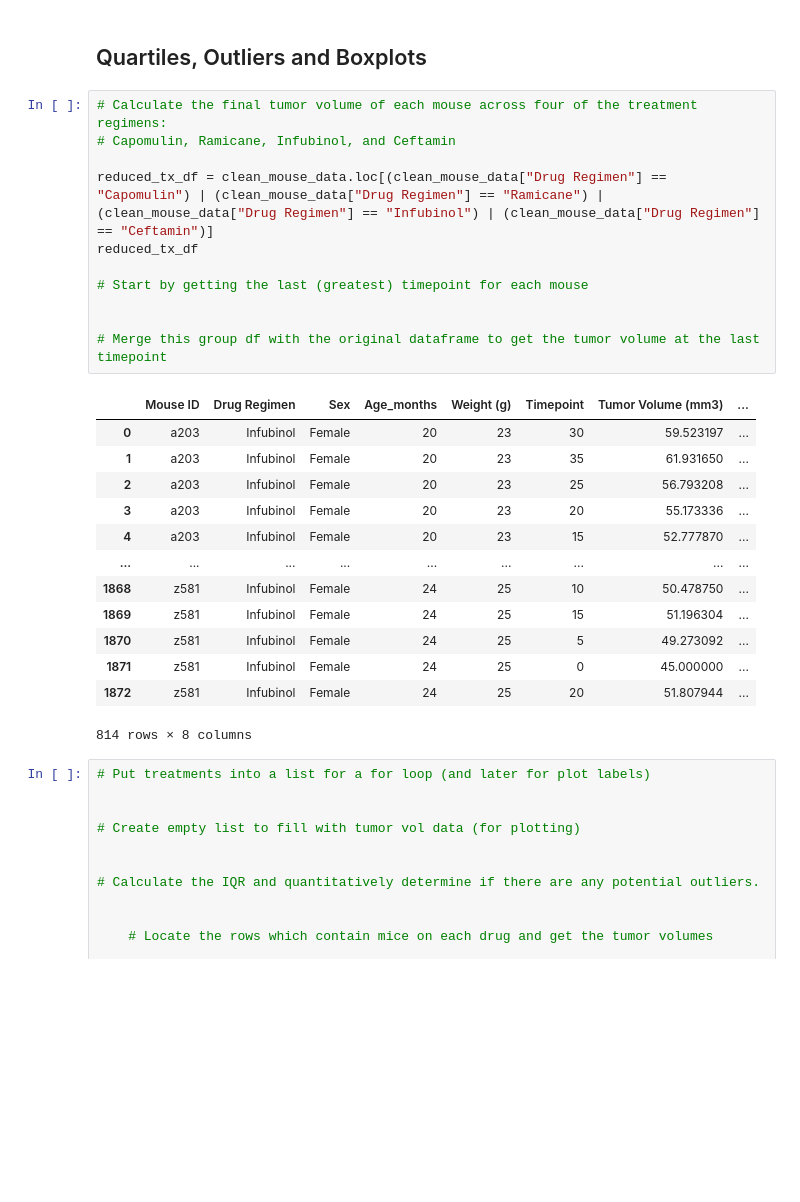
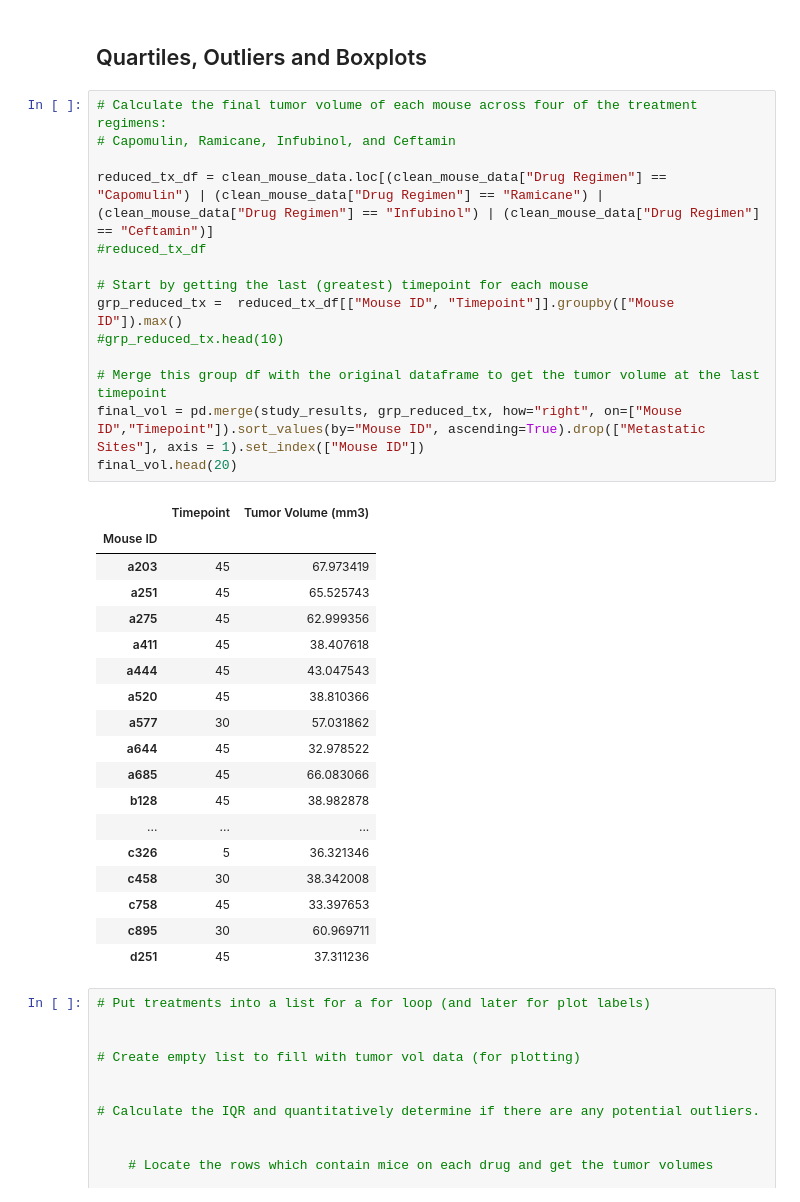
Before and after one commit to LaurenGT/pymaceuticals_analysis, a Jupyter notebook: pymaceuticals_starter.ipynb, the cells around one changed output. Drawn from its saved outputs; the diff is of its cells as text; blank space fills up the shorter version.

Commit message:
final tumor volume complete

```diff
--- a/pymaceuticals_starter.ipynb
+++ b/pymaceuticals_starter.ipynb
@@ -237,28 +235,36 @@ plt.show()
 # %%
 # Calculate the final tumor volume of each mouse across four of the treatment regimens:
 # Capomulin, Ramicane, Infubinol, and Ceftamin
 
 reduced_tx_df = clean_mouse_data.loc[(clean_mouse_data["Drug Regimen"] == "Capomulin") | (clean_mouse_data["Drug Regimen"] == "Ramicane") | (clean_mouse_data["Drug Regimen"] == "Infubinol") | (clean_mouse_data["Drug Regimen"] == "Ceftamin")]
-reduced_tx_df
+#reduced_tx_df
 
 # Start by getting the last (greatest) timepoint for each mouse
-
+grp_reduced_tx =  reduced_tx_df[["Mouse ID", "Timepoint"]].groupby(["Mouse ID"]).max()
+#grp_reduced_tx.head(10)
 
 # Merge this group df with the original dataframe to get the tumor volume at the last timepoint
+final_vol = pd.merge(study_results, grp_reduced_tx, how="right", on=["Mouse ID","Timepoint"]).sort_values(by="Mouse ID", ascending=True).drop(["Metastatic Sites"], axis = 1).set_index(["Mouse ID"])
+final_vol.head(20)
 # %% [output]
-|  | Mouse ID | Drug Regimen | Sex | Age_months | Weight (g) | Timepoint | Tumor Volume (mm3) | ... |
-| 0 | a203 | Infubinol | Female | 20 | 23 | 30 | 59.523197 | ... |
-| 1 | a203 | Infubinol | Female | 20 | 23 | 35 | 61.931650 | ... |
-| 2 | a203 | Infubinol | Female | 20 | 23 | 25 | 56.793208 | ... |
-| 3 | a203 | Infubinol | Female | 20 | 23 | 20 | 55.173336 | ... |
-| 4 | a203 | Infubinol | Female | 20 | 23 | 15 | 52.777870 | ... |
-| ... | ... | ... | ... | ... | ... | ... | ... | ... |
-| 1868 | z581 | Infubinol | Female | 24 | 25 | 10 | 50.478750 | ... |
-| 1869 | z581 | Infubinol | Female | 24 | 25 | 15 | 51.196304 | ... |
-| 1870 | z581 | Infubinol | Female | 24 | 25 | 5 | 49.273092 | ... |
-| 1871 | z581 | Infubinol | Female | 24 | 25 | 0 | 45.000000 | ... |
-| 1872 | z581 | Infubinol | Female | 24 | 25 | 20 | 51.807944 | ... |
+|  | Timepoint | Tumor Volume (mm3) |
+| Mouse ID |  |  |
+| a203 | 45 | 67.973419 |
+| a251 | 45 | 65.525743 |
+| a275 | 45 | 62.999356 |
+| a411 | 45 | 38.407618 |
+| a444 | 45 | 43.047543 |
+| a520 | 45 | 38.810366 |
+| a577 | 30 | 57.031862 |
+| a644 | 45 | 32.978522 |
+| a685 | 45 | 66.083066 |
+| b128 | 45 | 38.982878 |
+| ... | ... | ... |
+| c326 | 5 | 36.321346 |
+| c458 | 30 | 38.342008 |
+| c758 | 45 | 33.397653 |
+| c895 | 30 | 60.969711 |
+| d251 | 45 | 37.311236 |
-814 rows × 8 columns
 # %%
 # Put treatments into a list for a for loop (and later for plot labels)
 
```
Also changed, not shown: parts of 2 cells of this notebook.
